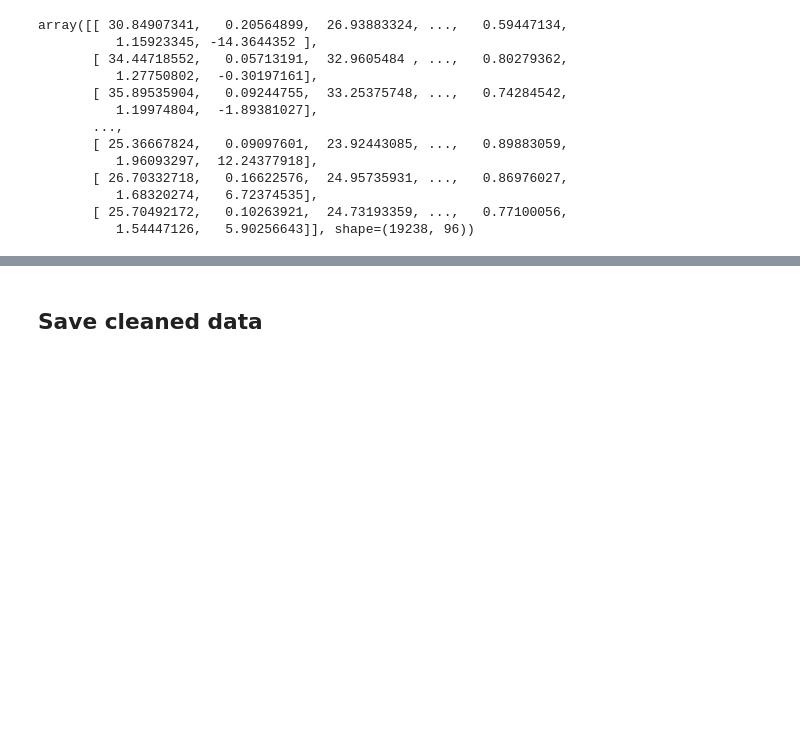
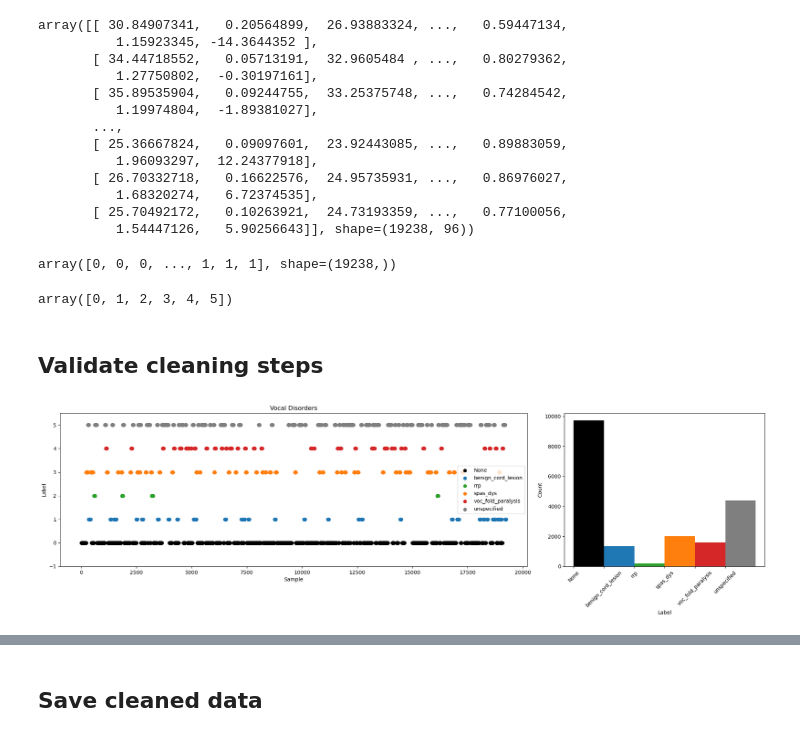
Before and after one commit to zpsheldon/ai-voice-disorder-prediction, a Jupyter notebook: clean-data.ipynb, the cells around one changed output, grey strips where cells are left out. Saved outputs shown, nothing was run; the diff lists cells and outputs as text; code cells hidden in the pictures; blank space fills up the shorter version.

Commit message:
Add multiclass to clean notebook and save array

```diff
--- a/clean-data.ipynb
+++ b/clean-data.ipynb
@@ -60,5 +105,6 @@ static_df
 # %%
 y = static_df["Voice Disorders"].copy()
-X = static_df.copy().drop(columns=["participant_id", "session_id","task_name","transcription","Voice Disorders"])
-print(X.shape, y.shape)
+y_multiclass = static_df["multiclass_label"].copy()
+X = static_df.copy().drop(columns=["participant_id", "session_id","task_name","transcription","Voice Disorders","multiclass_label"]+voc_disorders)
+print(X.shape, y.shape, y_multiclass.shape)
 # %% [output]
@@ -163,6 +209,7 @@ print(len(inds_to_drop))
 # %%
 X.drop(index=inds_to_drop,inplace=True)
 y.drop(index=inds_to_drop,inplace=True)
+y_multiclass.drop(index=inds_to_drop,inplace=True)
 groups.drop(index=inds_to_drop,inplace=True)
-print(X.shape, y.shape, groups.shape)
+print(X.shape, y.shape, y_multiclass.shape, groups.shape)
 # %% [output]
@@ -170,6 +217,7 @@ print(X.shape, y.shape, groups.shape)
 # %%
 X = X.to_numpy()
 y = y.to_numpy()
+y_multiclass = y_multiclass.to_numpy()
 groups = groups.to_numpy()
-print(X.shape, y.shape, groups.shape)
+print(X.shape, y.shape, y_multiclass.shape, groups.shape)
 # %% [output]
@@ -190,3 +238,42 @@ array([[ 30.84907341,   0.20564899,  26.93883324, ...,   0.59447134,
           1.68320274,   6.72374535],
        [ 25.70492172,   0.10263921,  24.73193359, ...,   0.77100056,
           1.54447126,   5.90256643]], shape=(19238, 96))
+# %%
+y
+# %% [output]
+array([0, 0, 0, ..., 1, 1, 1], shape=(19238,))
+# %%
+np.unique(y_multiclass)
+# %% [output]
+array([0, 1, 2, 3, 4, 5])
+# %% [markdown]
+## Validate cleaning steps
+# %%
+labels = ["None"]+voc_disorders+["unspecified"]
+c_map = {0:"black",1:"tab:blue", 2:"tab:green", 3:"tab:orange", 4:"tab:red",5:"tab:grey"}
+fig,axes = plt.subplots(1,2,figsize=(20,6),width_ratios=[0.7, 0.3])
+for l,lab in zip([0,1,2,3,4,5],labels):
+    axes[0].scatter(
+        np.where(y_multiclass==l)[0],
+        y_multiclass[np.where(y_multiclass==l)],
+        label=lab,
+        color=c_map[l],
+        marker="o"
+    )
+axes[0].set_ylim([-1,5.5])
+axes[0].set_ylabel("Label")
+axes[0].set_xlabel("Sample")
+axes[0].legend()
+
+n, bins, patches = axes[1].hist(y_multiclass, bins=[0,1,2,3,4,5,6])
+for p,c in zip(patches,c_map.values()):
+    p.set_facecolor(c)
+axes[1].set_xlabel("Label")
+axes[1].set_ylabel("Count")
+axes[1].set_xticks(np.arange(0,6), labels, rotation=45)
+
+axes[0].set_title("Vocal Disorders")
+plt.tight_layout()
+plt.show()
+# %% [output]
+[figure, added]
```
Also changed, not shown: parts of 9 cells of this notebook, 3 other files.
